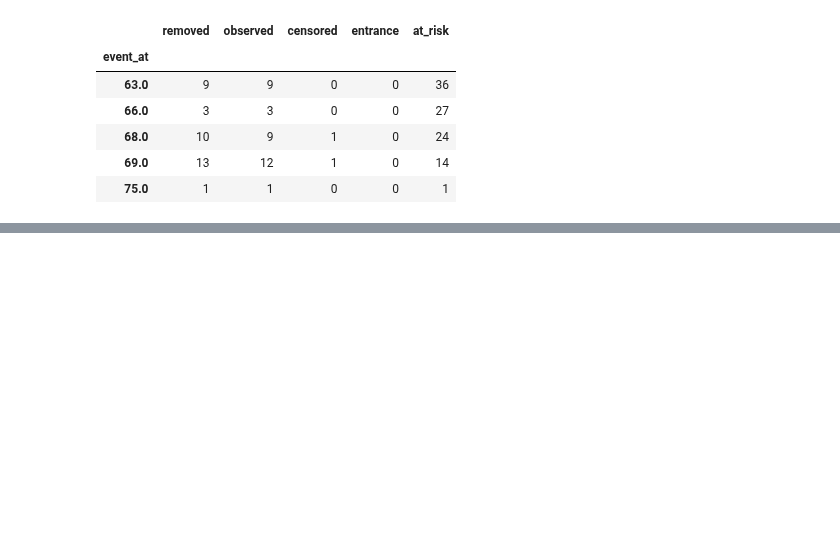
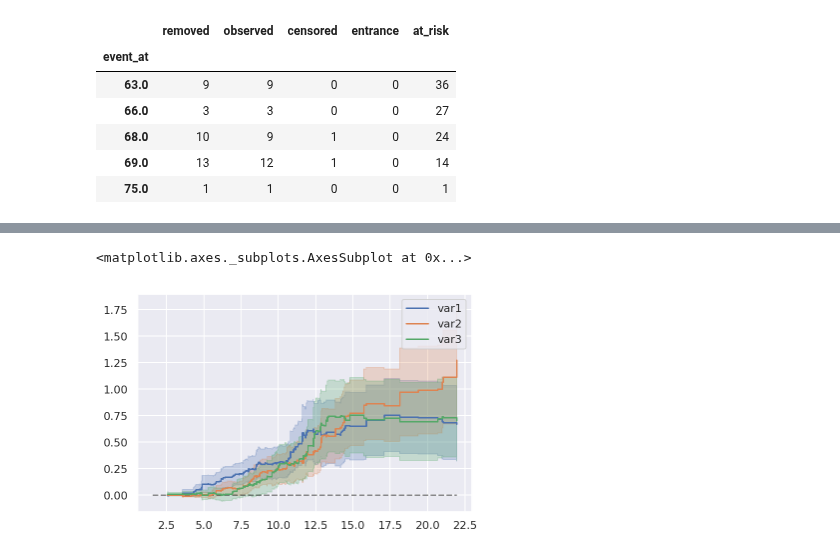
Before and after one commit to masakiaota/study, a Jupyter notebook: tutorial/lifelines/01_quickstart.ipynb, the cells around one changed output, grey strips where cells are left out. Saved outputs shown, nothing was run; the diff lists cells and outputs as text; code cells hidden in the pictures; blank space fills up the shorter version.

```diff
--- a/tutorial/lifelines/01_quickstart.ipynb
+++ b/tutorial/lifelines/01_quickstart.ipynb
@@ -186,0 +274,5 @@ table.tail()
+# %%
+aaf.plot()
+# %% [output]
+<matplotlib.axes._subplots.AxesSubplot at 0x...>
+[figure, added]
```
Also changed, not shown: parts of 11 cells of this notebook.
